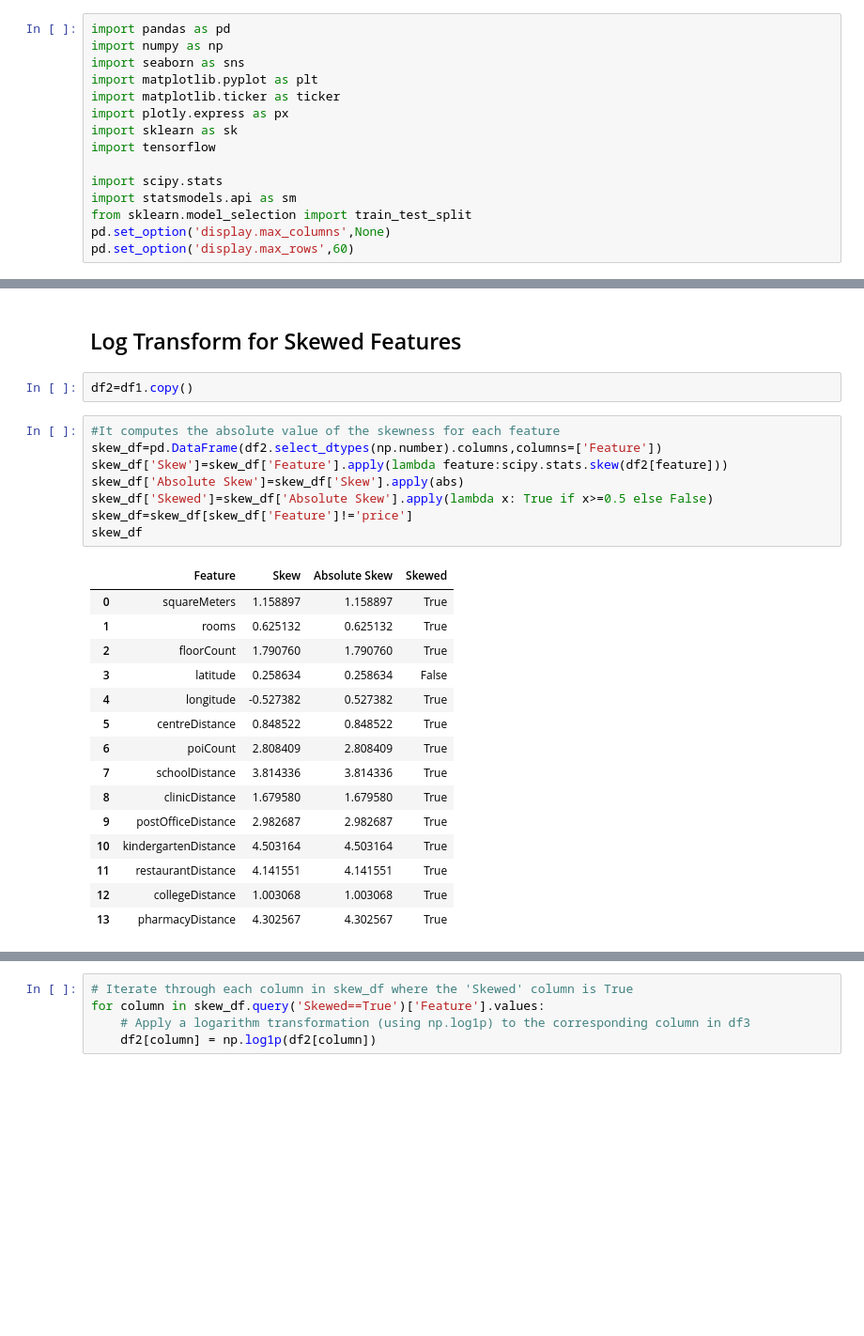
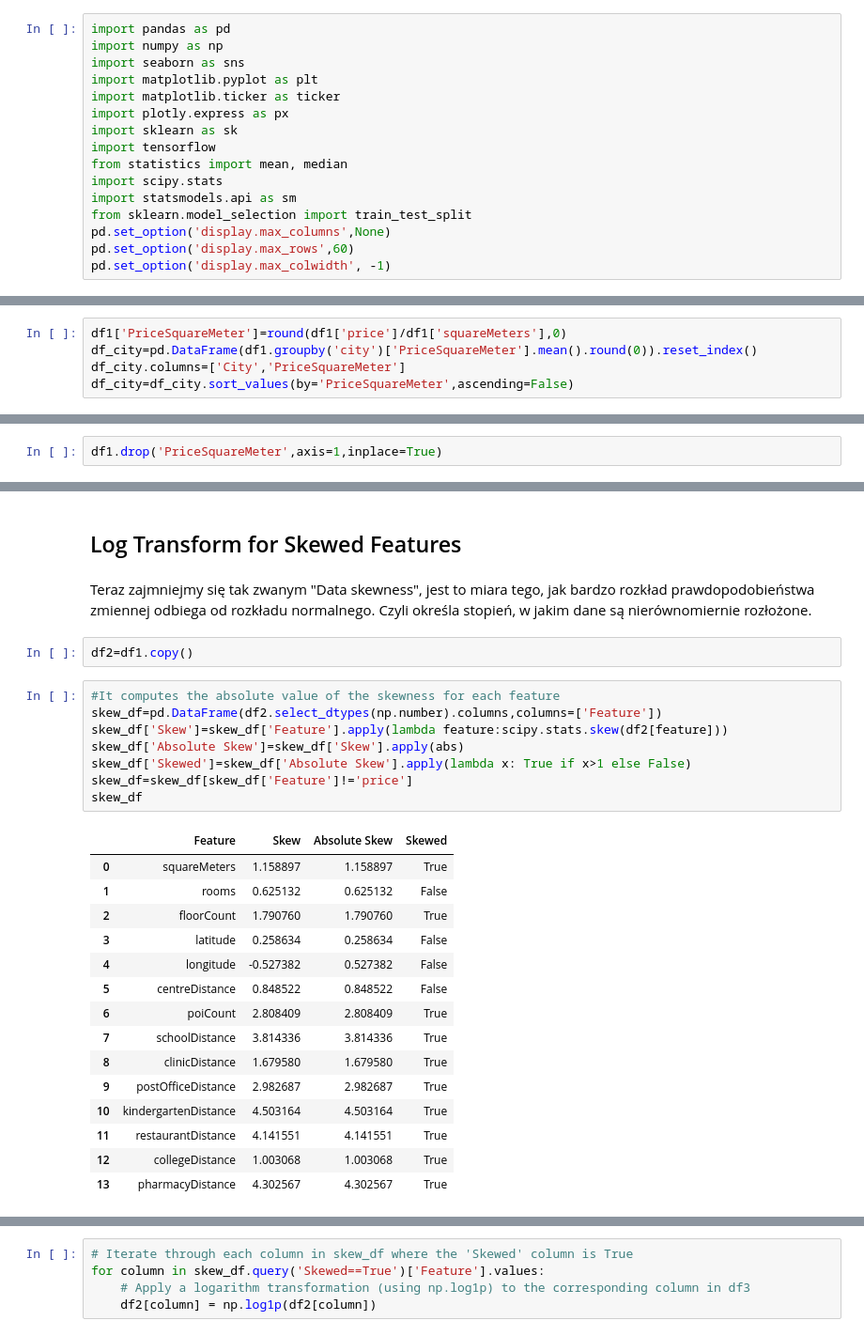
Before and after one commit to PiotrPogorzelski01/Praca_dyplomowa, a Jupyter notebook: Licencjat_prod.ipynb, the cells around one changed output, grey strips where cells are left out. Shown at 94% size. Drawn from its saved outputs; the diff is of its cells as text; blank space fills up the shorter version.

```diff
--- a/Licencjat_prod.ipynb
+++ b/Licencjat_prod.ipynb
@@ -18,10 +26,11 @@ import matplotlib.ticker as ticker
 import plotly.express as px
 import sklearn as sk
 import tensorflow
-
+from statistics import mean, median
 import scipy.stats
 import statsmodels.api as sm
 from sklearn.model_selection import train_test_split
 pd.set_option('display.max_columns',None)
 pd.set_option('display.max_rows',60)
+pd.set_option('display.max_colwidth', -1)
 # %% [markdown]
@@ -249,0 +361,5 @@ When it comes to the price of an apartment, in Warszawa we have to pay an averag
+# %%
+df1['PriceSquareMeter']=round(df1['price']/df1['squareMeters'],0)
+df_city=pd.DataFrame(df1.groupby('city')['PriceSquareMeter'].mean().round(0)).reset_index()
+df_city.columns=['City','PriceSquareMeter']
+df_city=df_city.sort_values(by='PriceSquareMeter',ascending=False)
@@ -250,2 +400,4 @@ When it comes to the price of an apartment, in Warszawa we have to pay an averag
+# %%
+df1.drop('PriceSquareMeter',axis=1,inplace=True)
 # %% [markdown]
 ## Looking for Correlations
@@ -308,23 +498,25 @@ dtype: float64
 # %% [markdown]
 ## Log Transform for Skewed Features
+# %% [markdown]
+Teraz zajmniejmy się tak zwanym "Data skewness", jest to miara tego, jak bardzo rozkład prawdopodobieństwa zmiennej odbiega od rozkładu normalnego. Czyli określa stopień, w jakim dane są nierównomiernie rozłożone.
 # %%
 df2=df1.copy()
 # %%
 #It computes the absolute value of the skewness for each feature
 skew_df=pd.DataFrame(df2.select_dtypes(np.number).columns,columns=['Feature'])
 skew_df['Skew']=skew_df['Feature'].apply(lambda feature:scipy.stats.skew(df2[feature]))
 skew_df['Absolute Skew']=skew_df['Skew'].apply(abs)
-skew_df['Skewed']=skew_df['Absolute Skew'].apply(lambda x: True if x>=0.5 else False)
+skew_df['Skewed']=skew_df['Absolute Skew'].apply(lambda x: True if x>1 else False)
 skew_df=skew_df[skew_df['Feature']!='price']
 skew_df
 # %% [output]
 |  | Feature | Skew | Absolute Skew | Skewed |
 | 0 | squareMeters | 1.158897 | 1.158897 | True |
-| 1 | rooms | 0.625132 | 0.625132 | True |
+| 1 | rooms | 0.625132 | 0.625132 | False |
 | 2 | floorCount | 1.790760 | 1.790760 | True |
 | 3 | latitude | 0.258634 | 0.258634 | False |
-| 4 | longitude | -0.527382 | 0.527382 | True |
-| 5 | centreDistance | 0.848522 | 0.848522 | True |
+| 4 | longitude | -0.527382 | 0.527382 | False |
+| 5 | centreDistance | 0.848522 | 0.848522 | False |
 | 6 | poiCount | 2.808409 | 2.808409 | True |
 | 7 | schoolDistance | 3.814336 | 3.814336 | True |
 | 8 | clinicDistance | 1.679580 | 1.679580 | True |
```
Also changed, not shown: parts of 62 cells of this notebook.
